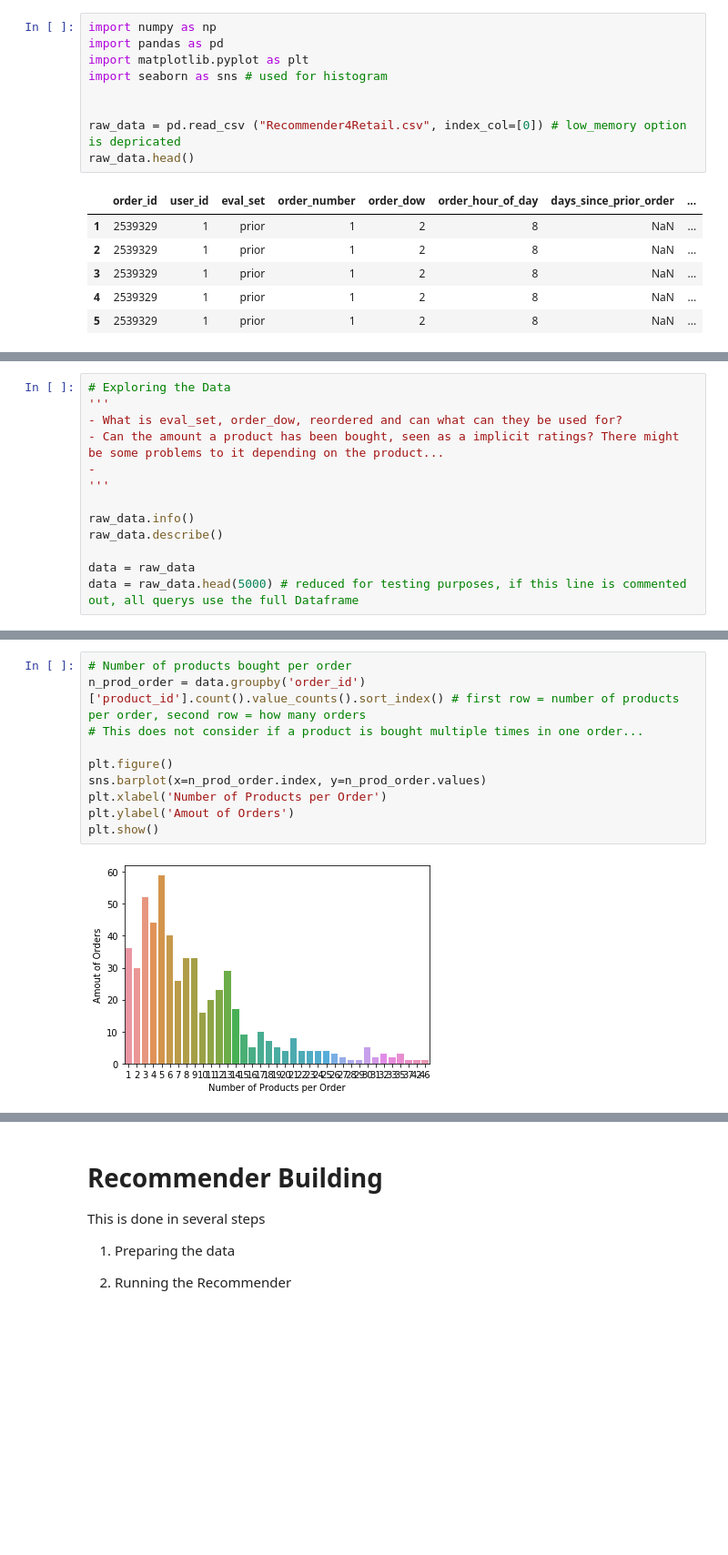
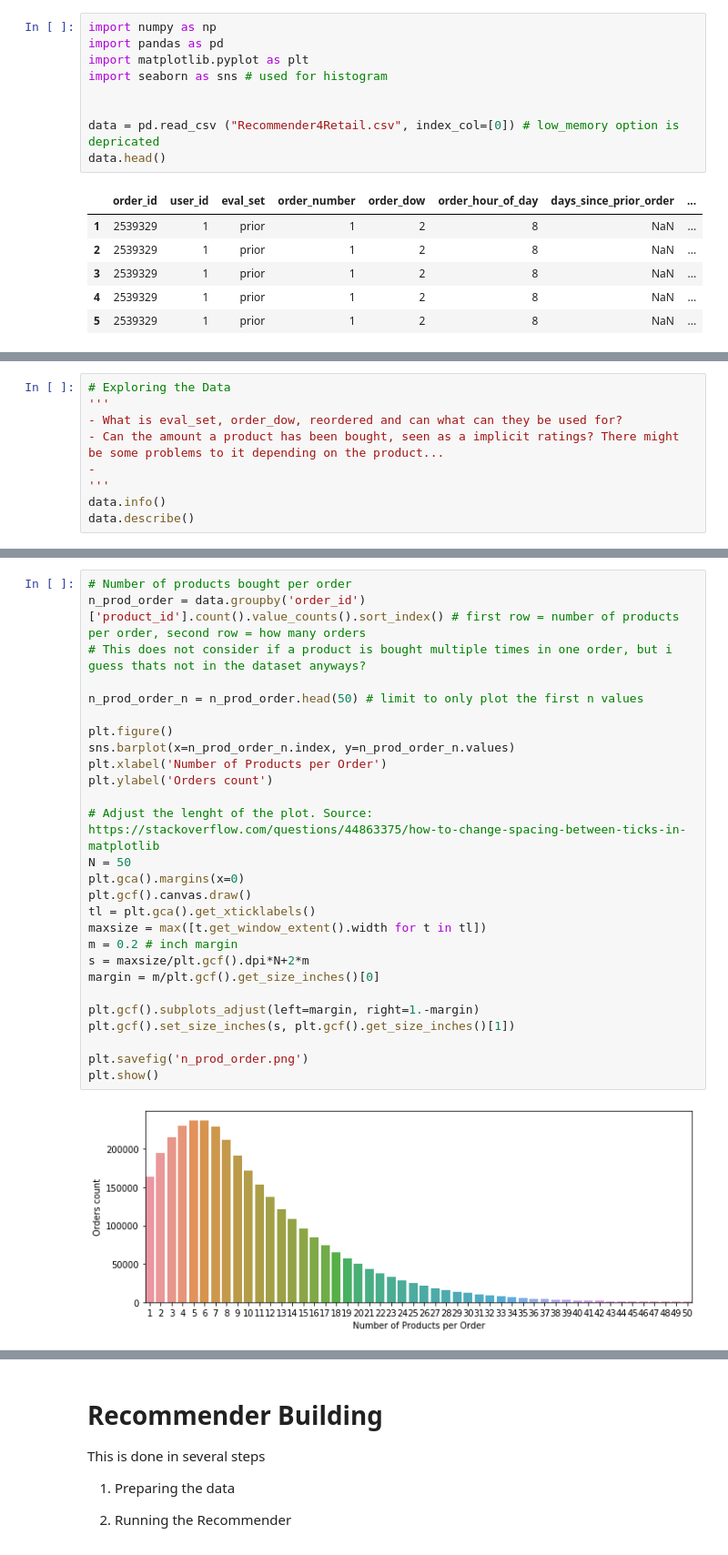
Before and after one commit to eugencuic/FHNW_FS20_Recommender-System-Retail, a Jupyter notebook: Recommender System.ipynb, the cells around one changed output, grey strips where cells are left out. Shown: that part at 91% size. Drawn from its saved outputs; the diff is of its cells as text; blank space fills up the shorter version.

```diff
--- a/Recommender System.ipynb
+++ b/Recommender System.ipynb
@@ -32,8 +32,8 @@ import matplotlib.pyplot as plt
 import seaborn as sns # used for histogram
 
 
-raw_data = pd.read_csv ("Recommender4Retail.csv", index_col=[0]) # low_memory option is depricated
-raw_data.head()
+data = pd.read_csv ("Recommender4Retail.csv", index_col=[0]) # low_memory option is depricated
+data.head()
 # %% [output]
 |  | order_id | user_id | eval_set | order_number | order_dow | order_hour_of_day | days_since_prior_order | ... |
 | 1 | 2539329 | 1 | prior | 1 | 2 | 8 | NaN | ... |
@@ -48,12 +66,8 @@ raw_data.head()
 - Can the amount a product has been bought, seen as a implicit ratings? There might be some problems to it depending on the product...
 -
 '''
-
-raw_data.info()
-raw_data.describe()
-
-data = raw_data
-data = raw_data.head(5000) # reduced for testing purposes, if this line is commented out, all querys use the full Dataframe
+data.info()
+data.describe()
 # %% [output]
 <class 'pandas.core.frame.DataFrame'>
 Int64Index: 33819106 entries, 1 to 33819106
@@ -124,12 +147,29 @@ Name: user_id, dtype: int64
 # %%
 # Number of products bought per order
 n_prod_order = data.groupby('order_id')['product_id'].count().value_counts().sort_index() # first row = number of products per order, second row = how many orders
-# This does not consider if a product is bought multiple times in one order...
+# This does not consider if a product is bought multiple times in one order, but i guess thats not in the dataset anyways?
+
+n_prod_order_n = n_prod_order.head(50) # limit to only plot the first n values
 
 plt.figure()
-sns.barplot(x=n_prod_order.index, y=n_prod_order.values)
+sns.barplot(x=n_prod_order_n.index, y=n_prod_order_n.values)
 plt.xlabel('Number of Products per Order')
-plt.ylabel('Amout of Orders')
+plt.ylabel('Orders count')
+
+# Adjust the lenght of the plot. Source: https://stackoverflow.com/questions/44863375/how-to-change-spacing-between-ticks-in-matplotlib
+N = 50
+plt.gca().margins(x=0)
+plt.gcf().canvas.draw()
+tl = plt.gca().get_xticklabels()
+maxsize = max([t.get_window_extent().width for t in tl])
+m = 0.2 # inch margin
+s = maxsize/plt.gcf().dpi*N+2*m
+margin = m/plt.gcf().get_size_inches()[0]
+
+plt.gcf().subplots_adjust(left=margin, right=1.-margin)
+plt.gcf().set_size_inches(s, plt.gcf().get_size_inches()[1])
+
+plt.savefig('n_prod_order.png')
 plt.show()
 # %% [output]
-[figure, old version]
+[figure, new version]
```
Also changed, not shown: parts of 19 cells of this notebook, 4 other files.
